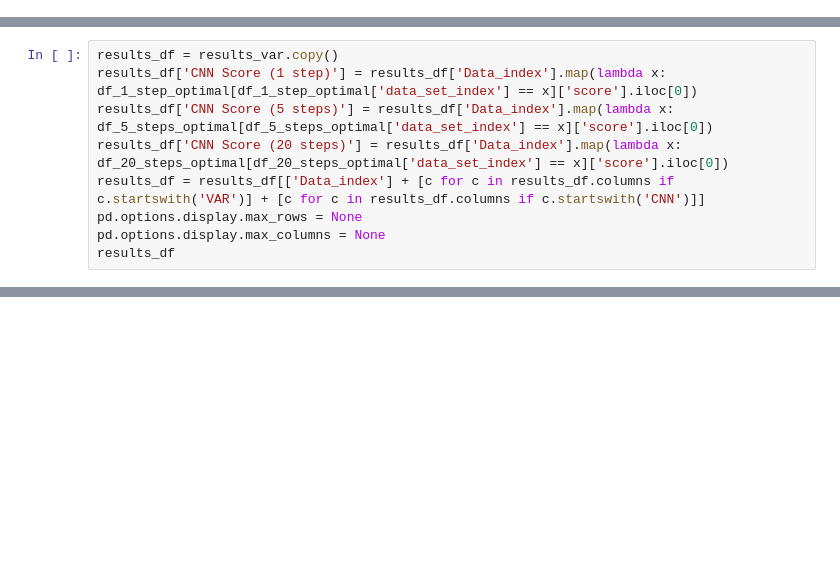
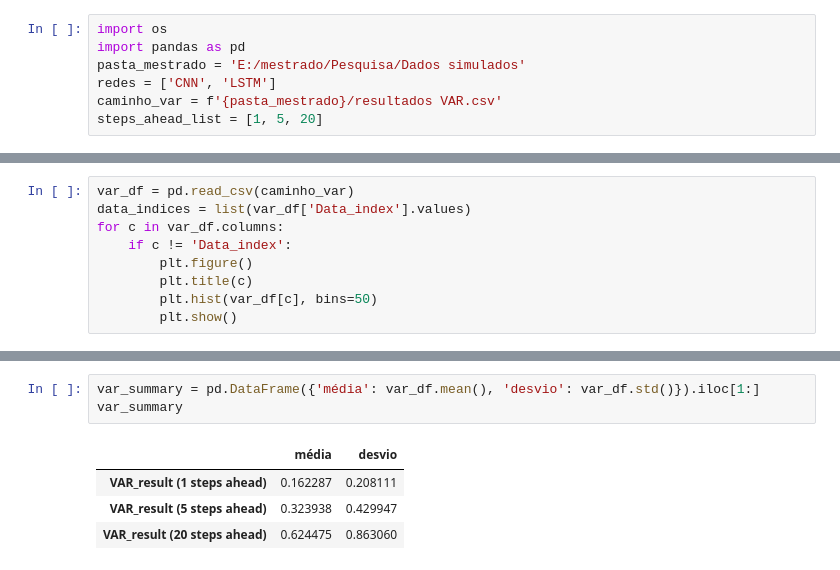
Before and after one commit to LFBJC/mestrado, a Jupyter notebook: Análise dos Experimentos.ipynb, the cells around one changed output, grey strips where cells are left out. Cells and saved outputs as stored; diff of their text form; blank space fills up the shorter version.

```diff
--- a/Análise dos Experimentos.ipynb
+++ b/Análise dos Experimentos.ipynb
@@ -64,0 +1,7 @@ datasets = list(df_1_step['data_set_index'].values)
+# %%
+import os
+import pandas as pd
+pasta_mestrado = 'E:/mestrado/Pesquisa/Dados simulados'
+redes = ['CNN', 'LSTM']
+caminho_var = f'{pasta_mestrado}/resultados VAR.csv'
+steps_ahead_list = [1, 5, 20]
@@ -237,9 +48,0 @@ df_1_step_optimal
-# %%
-results_df = results_var.copy()
-results_df['CNN Score (1 step)'] = results_df['Data_index'].map(lambda x: df_1_step_optimal[df_1_step_optimal['data_set_index'] == x]['score'].iloc[0])
-results_df['CNN Score (5 steps)'] = results_df['Data_index'].map(lambda x: df_5_steps_optimal[df_5_steps_optimal['data_set_index'] == x]['score'].iloc[0])
-results_df['CNN Score (20 steps)'] = results_df['Data_index'].map(lambda x: df_20_steps_optimal[df_20_steps_optimal['data_set_index'] == x]['score'].iloc[0])
-results_df = results_df[['Data_index'] + [c for c in results_df.columns if c.startswith('VAR')] + [c for c in results_df.columns if c.startswith('CNN')]]
-pd.options.display.max_rows = None
-pd.options.display.max_columns = None
-results_df
@@ -257,0 +74,9 @@ results_df
+# %%
+var_df = pd.read_csv(caminho_var)
+data_indices = list(var_df['Data_index'].values)
+for c in var_df.columns:
+    if c != 'Data_index':
+        plt.figure()
+        plt.title(c)
+        plt.hist(var_df[c], bins=50)
+        plt.show()
@@ -257,0 +107,8 @@ results_df
+# %%
+var_summary = pd.DataFrame({'média': var_df.mean(), 'desvio': var_df.std()}).iloc[1:]
+var_summary
+# %% [output]
+|  | média | desvio |
+| VAR_result (1 steps ahead) | 0.162287 | 0.208111 |
+| VAR_result (5 steps ahead) | 0.323938 | 0.429947 |
+| VAR_result (20 steps ahead) | 0.624475 | 0.863060 |
```
Also changed, not shown: parts of 25 cells of this notebook.
